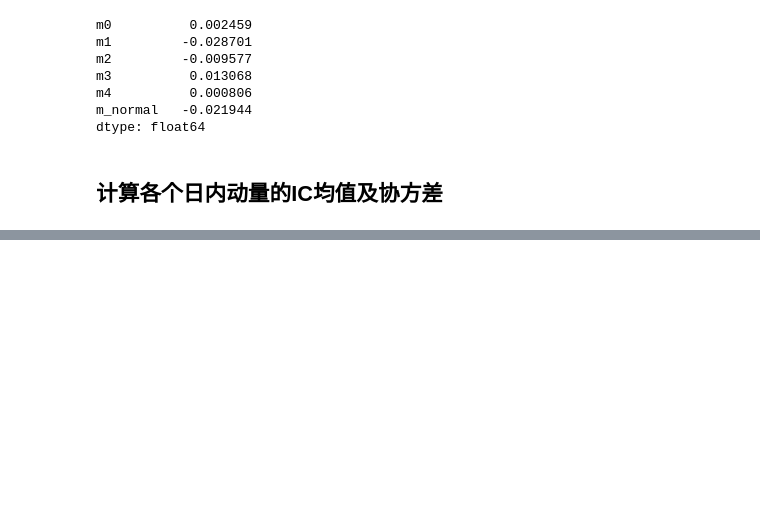
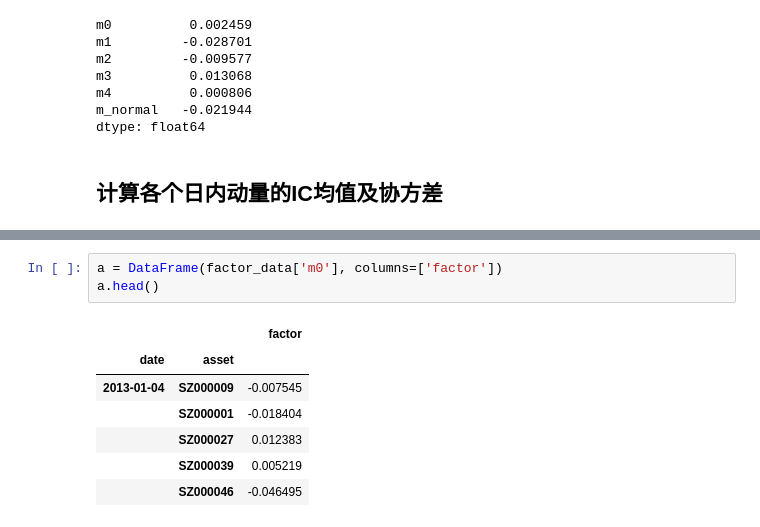
Before and after one commit to rafs/MultiFactor, a Jupyter notebook: src/factors/IntradayMomentum.ipynb, the cells around one changed output, grey strips where cells are left out. Cells and saved outputs as stored; diff of their text form; blank space fills up the shorter version.

```diff
--- a/src/factors/IntradayMomentum.ipynb
+++ b/src/factors/IntradayMomentum.ipynb
@@ -108,0 +268,11 @@ dtype: float64
+# %%
+a = DataFrame(factor_data['m0'], columns=['factor'])
+a.head()
+# %% [output]
+|  |  | factor |
+| date | asset |  |
+| 2013-01-04 | SZ000009 | -0.007545 |
+|  | SZ000001 | -0.018404 |
+|  | SZ000027 | 0.012383 |
+|  | SZ000039 | 0.005219 |
+|  | SZ000046 | -0.046495 |
```
Also changed, not shown: parts of 24 cells of this notebook.
